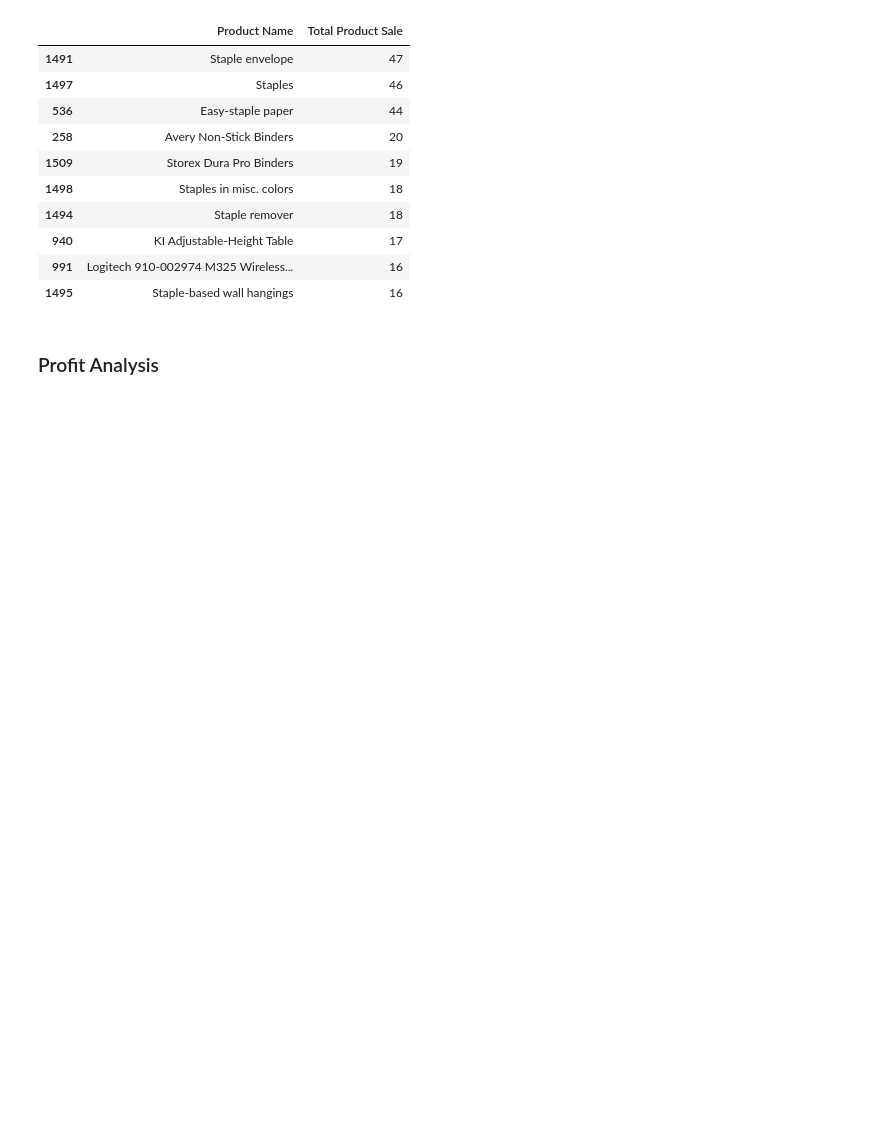
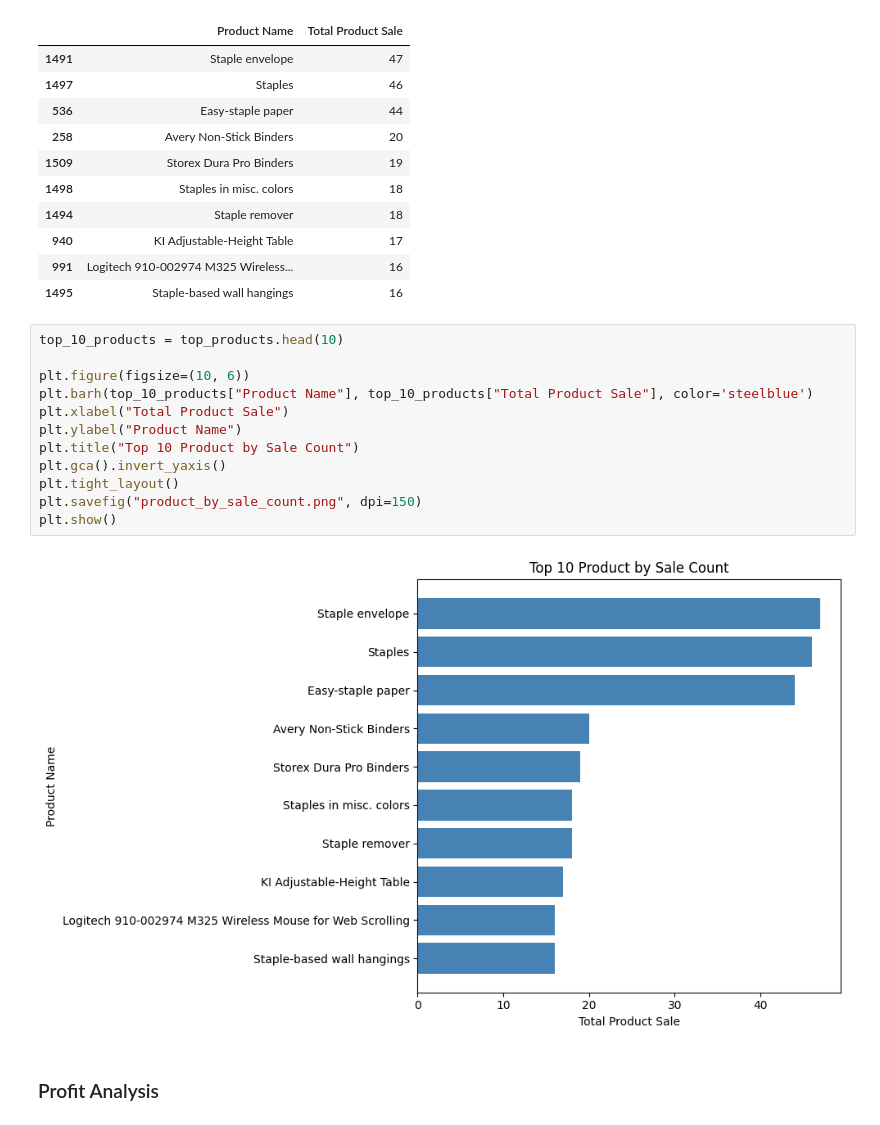
Before and after one commit to VaibhavNileshKumarDave/synent-task5-salesanalysis-vaibhav-dave, a Jupyter notebook: notebooks/salesanalysis.ipynb, the cells around one changed output. Drawn from its saved outputs; the diff is of its cells as text; blank space fills up the shorter version.

```diff
--- a/notebooks/salesanalysis.ipynb
+++ b/notebooks/salesanalysis.ipynb
@@ -196,6 +204,20 @@ top_products.head(10)
 | 940 | KI Adjustable-Height Table | 17 |
 | 991 | Logitech 910-002974 M325 Wireless... | 16 |
 | 1495 | Staple-based wall hangings | 16 |
+# %%
+top_10_products = top_products.head(10)
+
+plt.figure(figsize=(10, 6))
+plt.barh(top_10_products["Product Name"], top_10_products["Total Product Sale"], color='steelblue')
+plt.xlabel("Total Product Sale")
+plt.ylabel("Product Name")
+plt.title("Top 10 Product by Sale Count")
+plt.gca().invert_yaxis()
+plt.tight_layout()
+plt.savefig("product_by_sale_count.png", dpi=150)
+plt.show()
+# %% [output]
+[figure, added]
 # %% [markdown]
 ### Profit Analysis
 # %%
```
Also changed, not shown: parts of 5 cells of this notebook, 5 other files.
